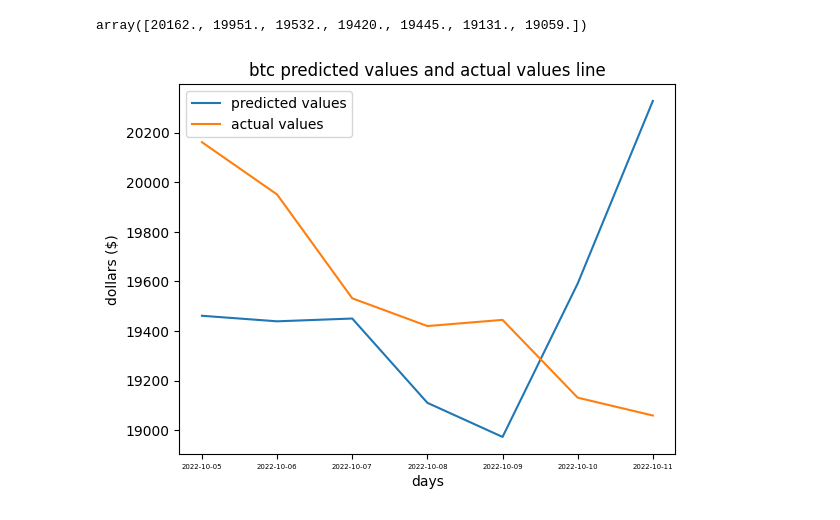
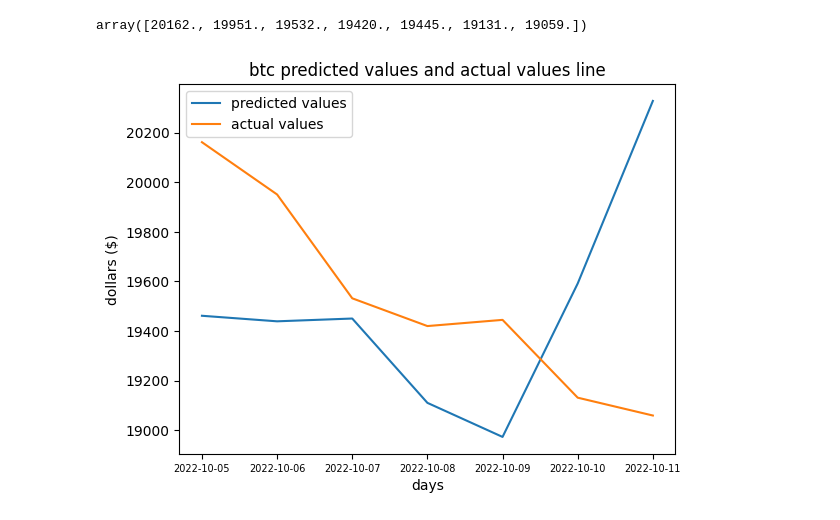
Before and after one commit to hgobir/machine_learning_suite, a Jupyter notebook: stage_3/notebooks/post_processing_script.ipynb, the cells around one changed output. Saved outputs shown, nothing was run; the diff lists cells and outputs as text; code cells hidden in the pictures.

```diff
--- a/stage_3/notebooks/post_processing_script.ipynb
+++ b/stage_3/notebooks/post_processing_script.ipynb
@@ -228,14 +224,14 @@ array([20162., 19951., 19532., 19420., 19445., 19131., 19059.])
 # %%
 
 plt.plot(dates, prediction_list, label = "predicted values")
 plt.plot(dates, actual_list, label = "actual values")
 
 plt.legend()
 plt.title(f"btc predicted values and actual values line")
-plt.xticks(fontsize=5)
+plt.xticks(fontsize=7)
 plt.xlabel('days')
 plt.ylabel('dollars ($)')
 plt.savefig(f'C:/Users/Hamza/PycharmProjects/dissertation_project/data/stage_3/btc/predicted_vs_actual.png')
 plt.show()
 # %% [output]
-[figure, old version]
+[figure, new version]
```
Also changed, not shown: parts of 1 cell of this notebook, 3 other files.
